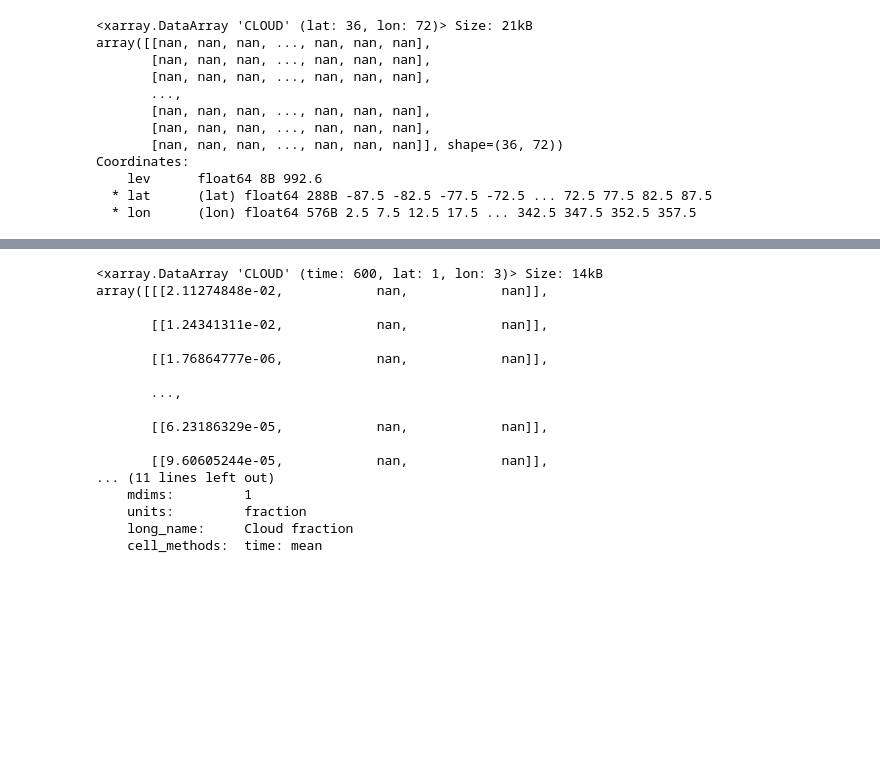
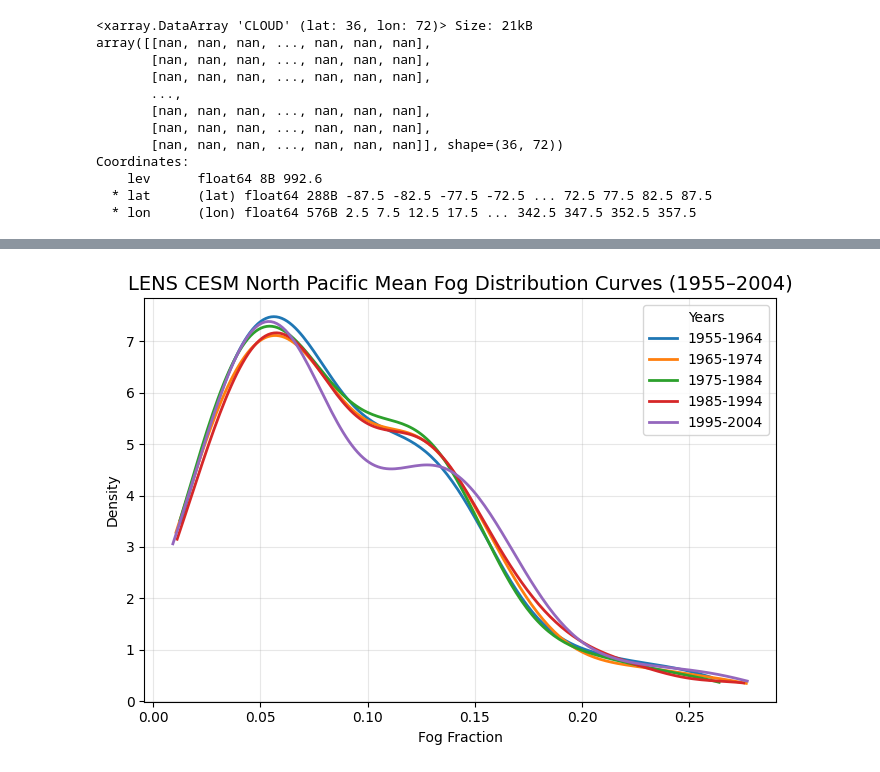
Before and after one commit to ywanika/MSC25_LowCloud, a Jupyter notebook: 02visualizeCESMgridded.ipynb, the cells around one changed output, grey strips where cells are left out. Cells and saved outputs as stored; diff of their text form; code cells hidden in the pictures; blank space fills up the shorter version.

```diff
--- a/02visualizeCESMgridded.ipynb
+++ b/02visualizeCESMgridded.ipynb
@@ -340,20 +285,43 @@ array([[[nan, nan, nan, ..., nan, nan, nan],
-# %%
-cloud_study_NA
-# %% [output]
-<xarray.DataArray 'CLOUD' (time: 600, lat: 1, lon: 3)> Size: 14kB
-array([[[2.11274848e-02,            nan,            nan]],
-
-       [[1.24341311e-02,            nan,            nan]],
-
-       [[1.76864777e-06,            nan,            nan]],
-
-       ...,
-
-       [[6.23186329e-05,            nan,            nan]],
-
-       [[9.60605244e-05,            nan,            nan]],
-... (11 lines left out)
-    mdims:         1
-    units:         fraction
-    long_name:     Cloud fraction
-    cell_methods:  time: mean
+# %%
+#NP curves on top of eachother
+
+# Define year chunks (start, end) inclusive
+year_ranges = [
+    (1955, 1964),
+    (1965, 1974),
+    (1975, 1984),
+    (1985, 1994),
+    (1995, 2004)
+]
+
+plt.figure(figsize=(7, 5))
+
+for i, (start, end) in enumerate(year_ranges):
+    # Select the time slice (adjust selector to match your dataset's time handling)
+    data_slice = cloud_study_NP.sel(time=slice(str(start)+"-01-01", str(end)+"-12-31"))
+
+    # Mean over time
+    data_mean = data_slice.mean(dim="time").values
+
+    # Remove NaNs
+    data_clean = data_mean[~np.isnan(data_mean)]
+
+    # KDE for smooth curve
+    kde = gaussian_kde(data_clean)
+    x_vals = np.linspace(data_clean.min(), data_clean.max(), 200)
+    y_vals = kde(x_vals)
+
+    plt.plot(x_vals, y_vals, label=f"{start}-{end}", linewidth=2)
+
+# Labels & legend
+plt.title("LENS CESM North Pacific Mean Fog Distribution Curves (1955–2004)", fontsize=14)
+plt.xlabel("Fog Fraction")
+plt.ylabel("Density")
+plt.legend(title="Years")
+plt.grid(alpha=0.3)
+plt.tight_layout()
+
+plt.savefig("dataViz/LENS_NP_KDEFogDistributionStacked")
+plt.show()
+# %% [output]
+[figure, added]
```
Also changed, not shown: parts of 29 cells of this notebook, 18 other files.
